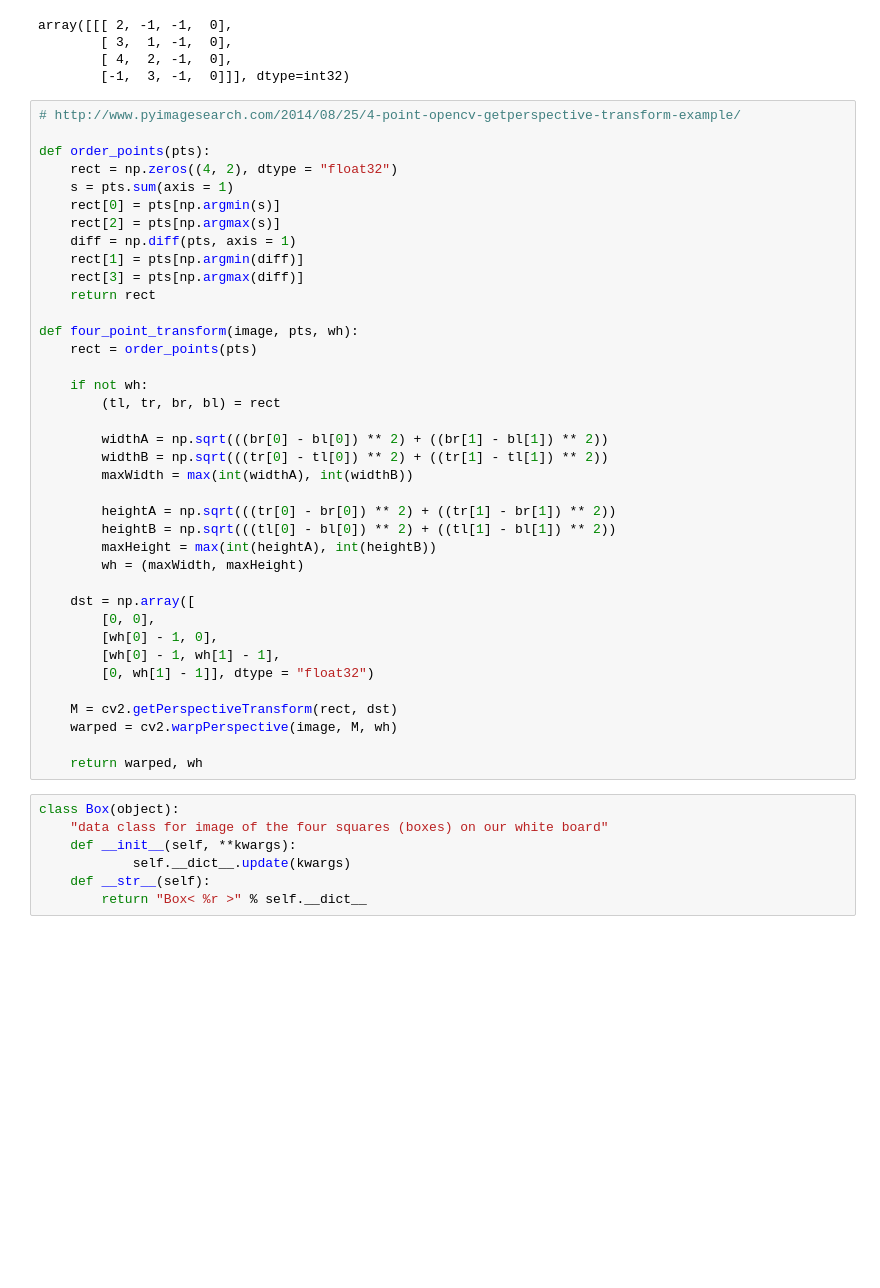
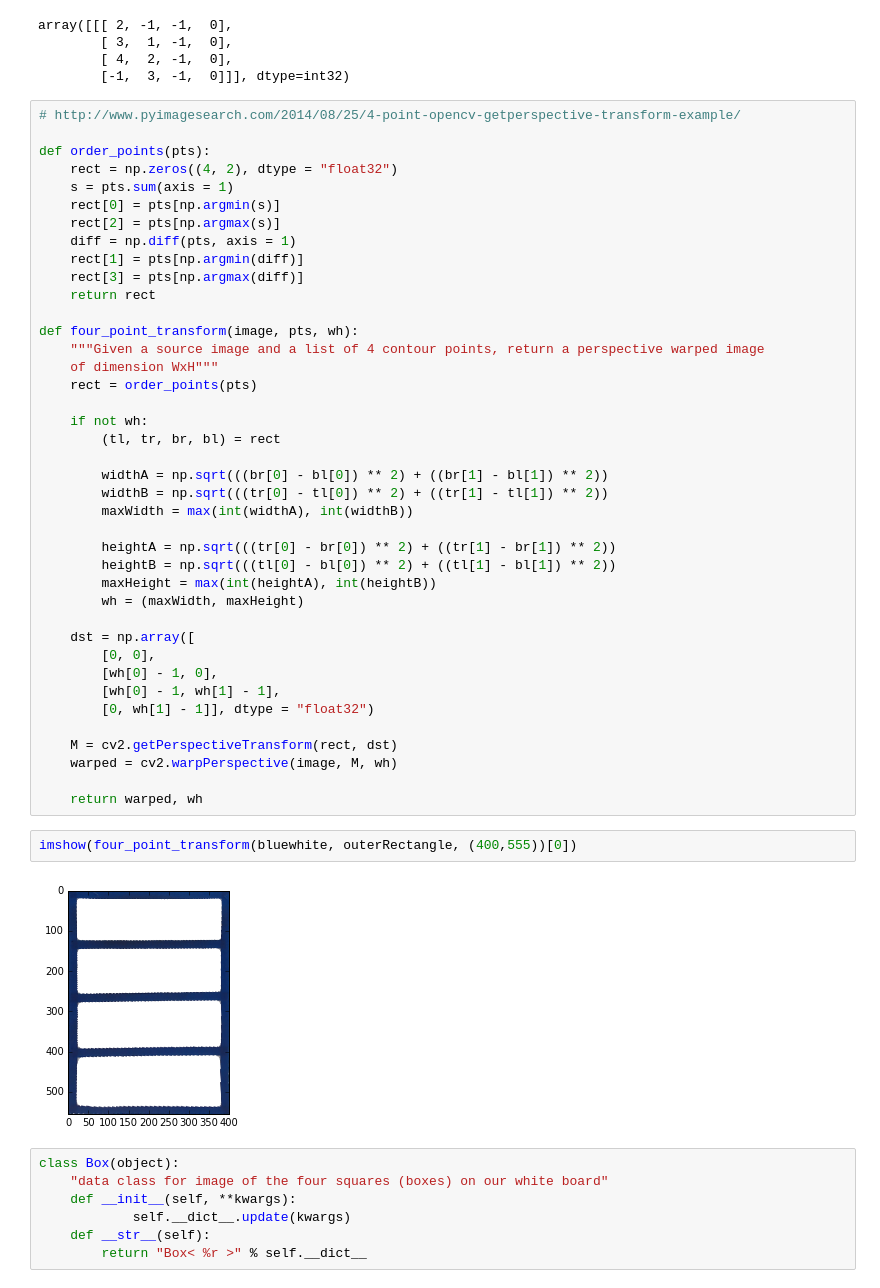
Before and after one commit to dirkjot/pingpongcam, a Jupyter notebook: opencv/extract blue grid.ipynb, the cells around one changed output. Drawn from its saved outputs; the diff is of its cells as text; blank space fills up the shorter version.

```diff
--- a/opencv/extract blue grid.ipynb
+++ b/opencv/extract blue grid.ipynb
@@ -157,6 +157,8 @@ def order_points(pts):
     return rect
 
 def four_point_transform(image, pts, wh):
+    """Given a source image and a list of 4 contour points, return a perspective warped image
+    of dimension WxH"""
     rect = order_points(pts)
 
     if not wh:
@@ -181,6 +183,10 @@ def four_point_transform(image, pts, wh):
     warped = cv2.warpPerspective(image, M, wh)
 
     return warped, wh
+# %%
+imshow(four_point_transform(bluewhite, outerRectangle, (400,555))[0])
+# %% [output]
+[figure, added]
 # %%
 class Box(object):
     "data class for image of the four squares (boxes) on our white board"
```
Also changed, not shown: parts of 4 cells of this notebook, 1 other file.
